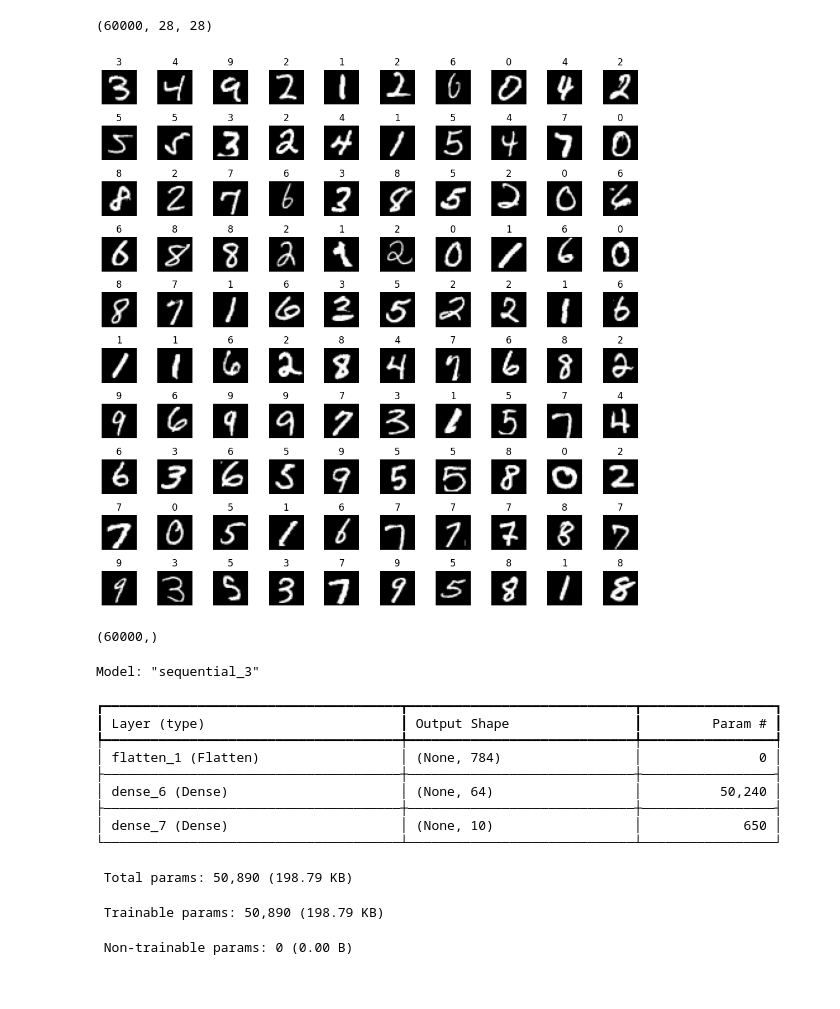
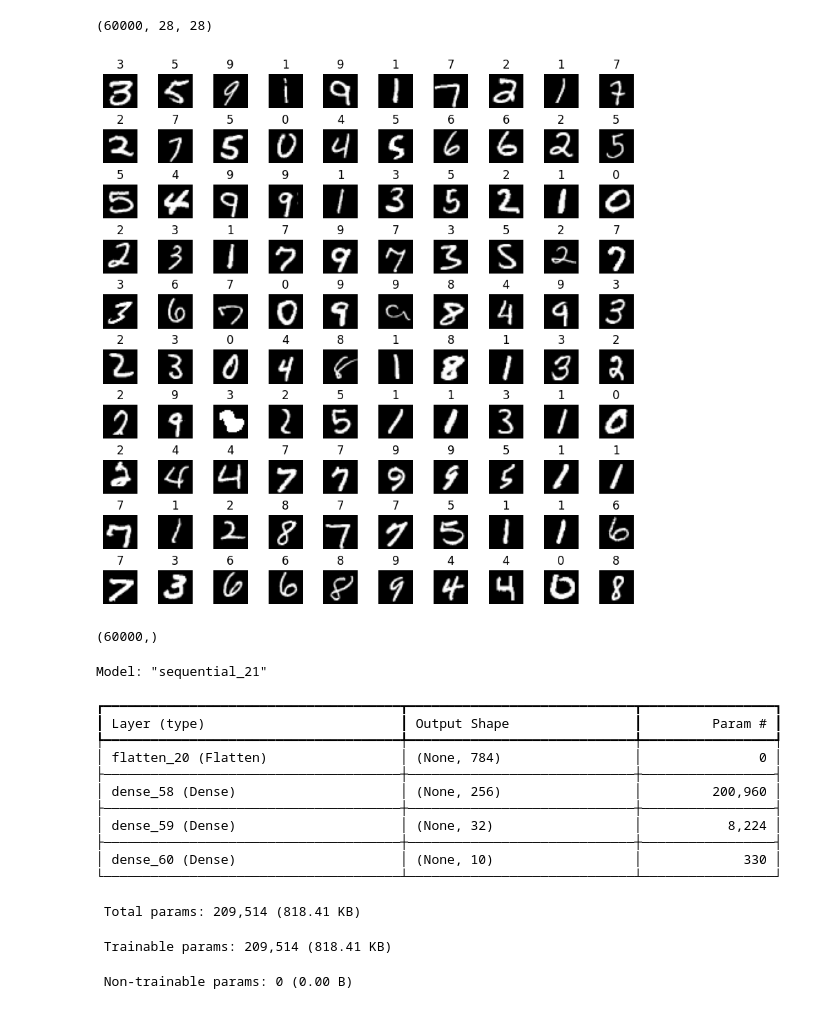
Before and after one commit to wayneyip/digit_classification, a Jupyter notebook: digit_classification.ipynb, the cells around one changed output. Drawn from its saved outputs; the diff is of its cells as text; code cells hidden in the pictures.

```diff
--- a/digit_classification.ipynb
+++ b/digit_classification.ipynb
@@ -15,19 +15,19 @@ print(x_train.shape)
 # %%
 test_length, img_width, img_height = x_train.shape
 
-fig, axs = plt.subplots(10,10, figsize=(10,10))
+fig, axs = plt.subplots(10,10, figsize=(8,8))
 fig.tight_layout(pad=0.1)
 
 for i, ax in enumerate(axs.flat):
     random_index = np.random.randint(test_length)
     random_x = x_train[random_index]
     random_y = y_train[random_index]
 
     ax.imshow(random_x, cmap='gray')
     ax.set_title(random_y)
     ax.set_axis_off()
 # %% [output]
-[figure, old version]
+[figure, new version]
 # %%
 # y_train = to_categorical(y_train, 10)
 # y_test = to_categorical(y_test, 10)
@@ -40,6 +40,7 @@ model = Sequential(
     [
         tf.keras.Input(shape=(img_width, img_height)),
         tf.keras.layers.Flatten(),
+        Dense(units=256, activation='relu'),
         Dense(units=32, activation='relu'),
         Dense(units=10, activation='softmax'),
     ]
@@ -47,18 +48,20 @@ model = Sequential(
 
 model.summary()
 # %% [output]
-Model: "sequential_3"
+Model: "sequential_21"
 ┏━━━━━━━━━━━━━━━━━━━━━━━━━━━━━━━━━━━━━━┳━━━━━━━━━━━━━━━━━━━━━━━━━━━━━┳━━━━━━━━━━━━━━━━━┓
 ┃ Layer (type)                         ┃ Output Shape                ┃         Param # ┃
 ┡━━━━━━━━━━━━━━━━━━━━━━━━━━━━━━━━━━━━━━╇━━━━━━━━━━━━━━━━━━━━━━━━━━━━━╇━━━━━━━━━━━━━━━━━┩
-│ flatten_1 (Flatten)                  │ (None, 784)                 │               0 │
+│ flatten_20 (Flatten)                 │ (None, 784)                 │               0 │
 ├──────────────────────────────────────┼─────────────────────────────┼─────────────────┤
-│ dense_6 (Dense)                      │ (None, 64)                  │          50,240 │
+│ dense_58 (Dense)                     │ (None, 256)                 │         200,960 │
 ├──────────────────────────────────────┼─────────────────────────────┼─────────────────┤
-│ dense_7 (Dense)                      │ (None, 10)                  │             650 │
+│ dense_59 (Dense)                     │ (None, 32)                  │           8,224 │
+├──────────────────────────────────────┼─────────────────────────────┼─────────────────┤
+│ dense_60 (Dense)                     │ (None, 10)                  │             330 │
 └──────────────────────────────────────┴─────────────────────────────┴─────────────────┘
- Total params: 50,890 (198.79 KB)
+ Total params: 209,514 (818.41 KB)
- Trainable params: 50,890 (198.79 KB)
+ Trainable params: 209,514 (818.41 KB)
  Non-trainable params: 0 (0.00 B)
 # %%
 model.compile(
```
Also changed, not shown: parts of 3 cells of this notebook.
